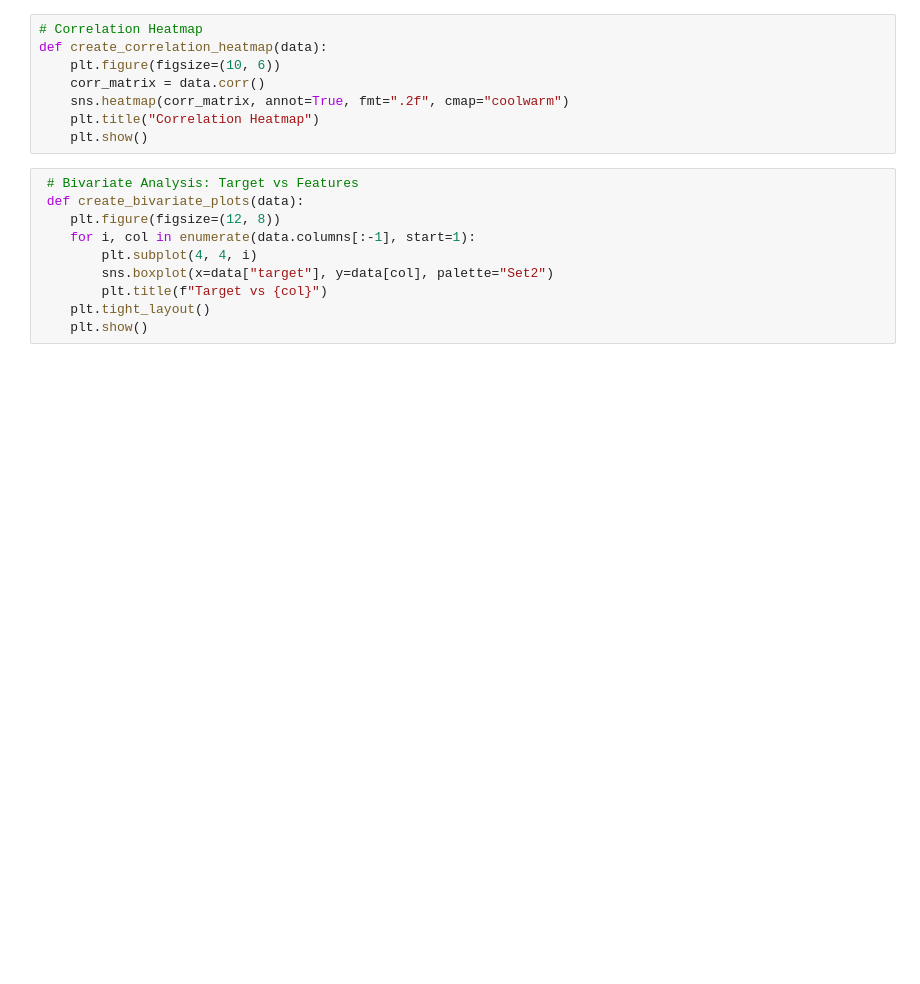
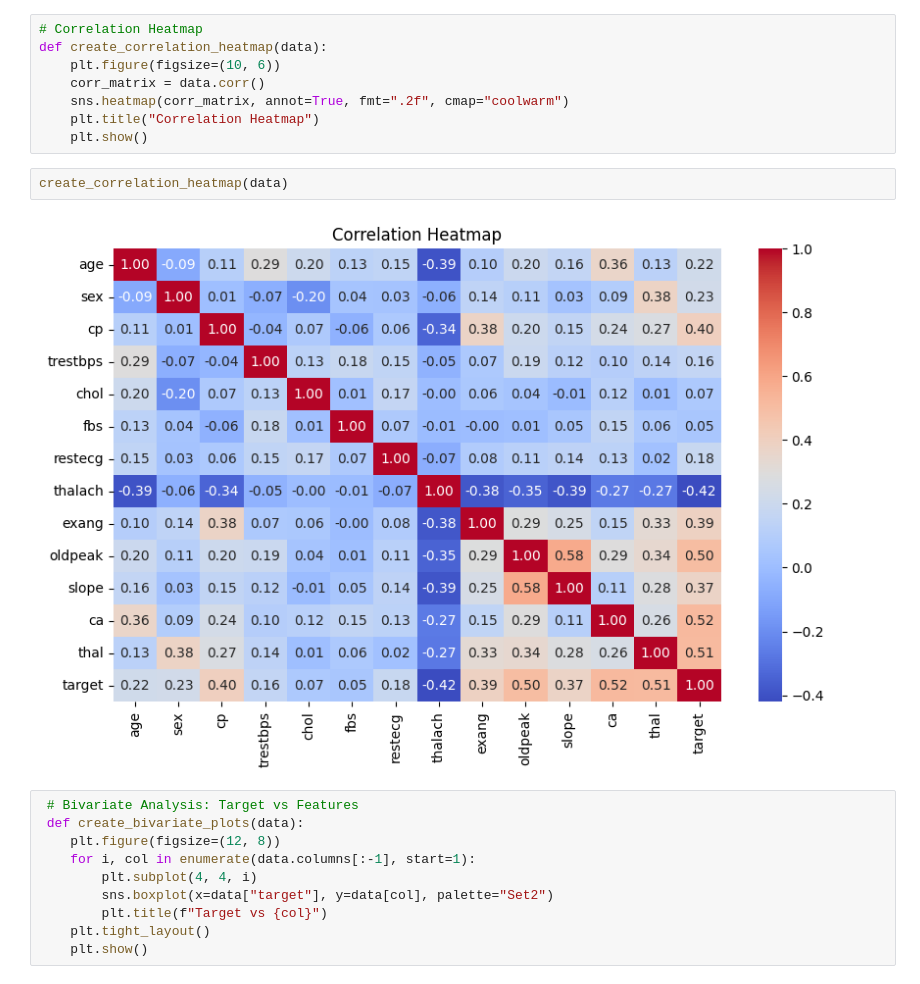
Before and after one commit to WardaAli-00/Programming-For-Ai-Assignment, a Jupyter notebook: Heart_Disease.ipynb, the cells around one changed output. Saved outputs shown, nothing was run; the diff lists cells and outputs as text; blank space fills up the shorter version.

```diff
--- a/Heart_Disease.ipynb
+++ b/Heart_Disease.ipynb
@@ -186,6 +196,10 @@ def create_correlation_heatmap(data):
     sns.heatmap(corr_matrix, annot=True, fmt=".2f", cmap="coolwarm")
     plt.title("Correlation Heatmap")
     plt.show()
+# %%
+create_correlation_heatmap(data)
+# %% [output]
+[figure, added]
 # %%
  # Bivariate Analysis: Target vs Features
  def create_bivariate_plots(data):
```
Also changed, not shown: parts of 11 cells of this notebook.
